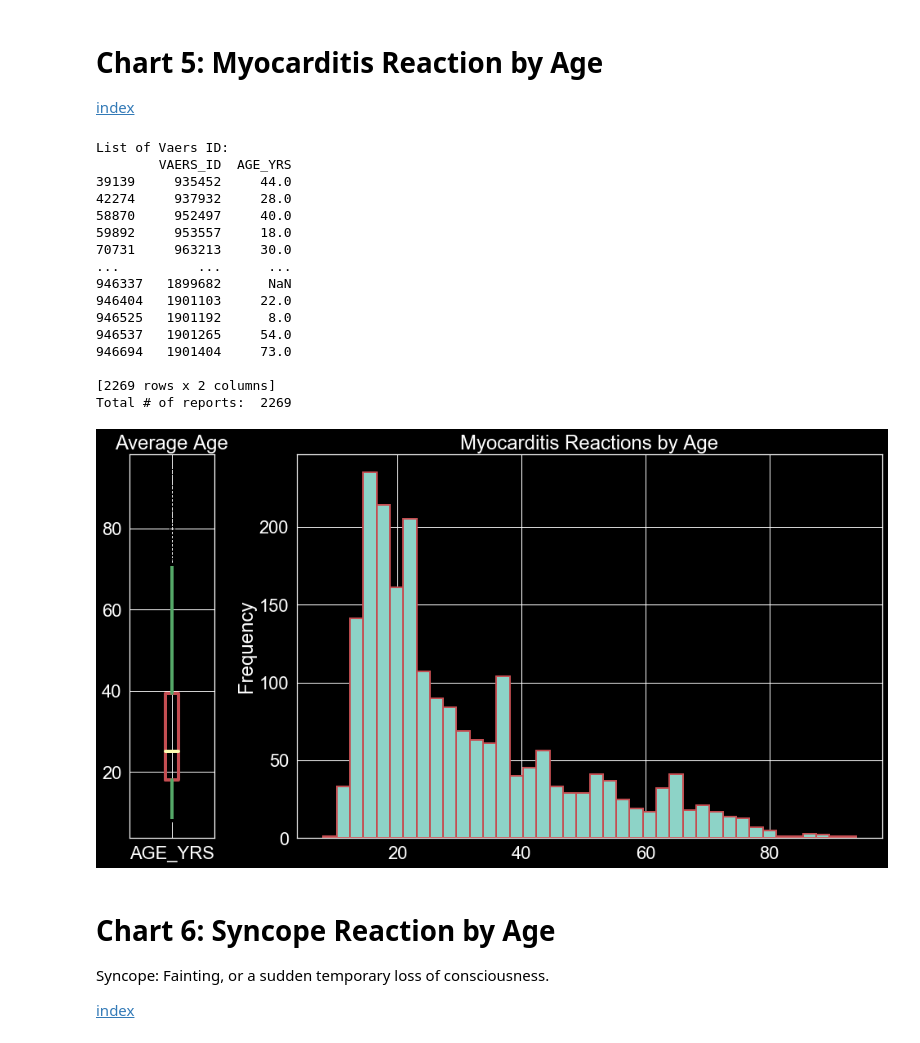
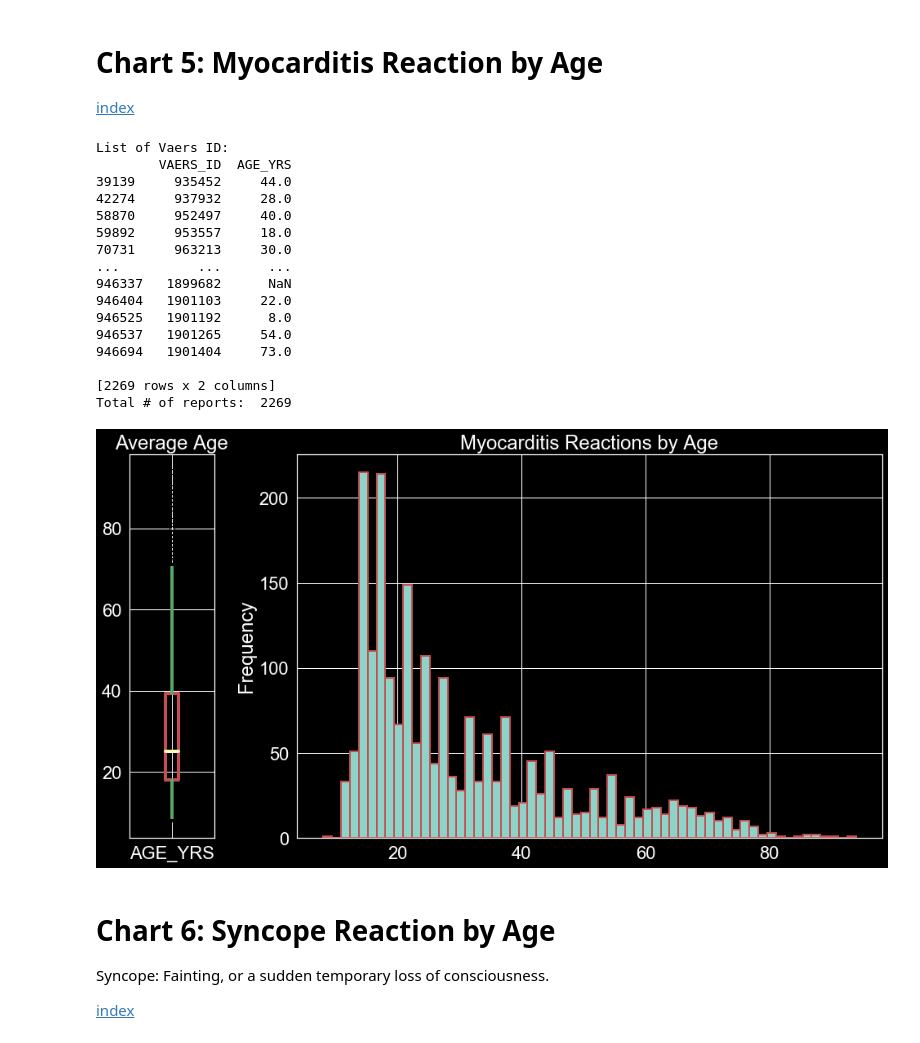
Before and after one commit to weinix/vaers_covid19_vax_analysis, a Jupyter notebook: vaers_analysis.ipynb, the cells around one changed output. Saved outputs shown, nothing was run; the diff lists cells and outputs as text; code cells hidden in the pictures.

```diff
--- a/vaers_analysis.ipynb
+++ b/vaers_analysis.ipynb
@@ -1199,25 +1194,25 @@ Total # of reports:  373
 # Chart 5: Myocarditis Reaction by Age
 [index](#index)
 # %%
-ana_disease(merged_covid_vaers_data, 'MYOCARDITIS', 40)
+ana_disease(merged_covid_vaers_data, 'MYOCARDITIS', 60)
 # %% [output]
 List of Vaers ID:
         VAERS_ID  AGE_YRS
 39139     935452     44.0
 42274     937932     28.0
 58870     952497     40.0
 59892     953557     18.0
 70731     963213     30.0
 ...          ...      ...
 946337   1899682      NaN
 946404   1901103     22.0
 946525   1901192      8.0
 946537   1901265     54.0
 946694   1901404     73.0
 
 [2269 rows x 2 columns]
 Total # of reports:  2269
-[figure, old version]
+[figure, new version]
 # %% [markdown]
 <a name='Chart_6'></a>
 # Chart 6: Syncope Reaction by Age
```
Also changed, not shown: parts of 32 cells of this notebook.
